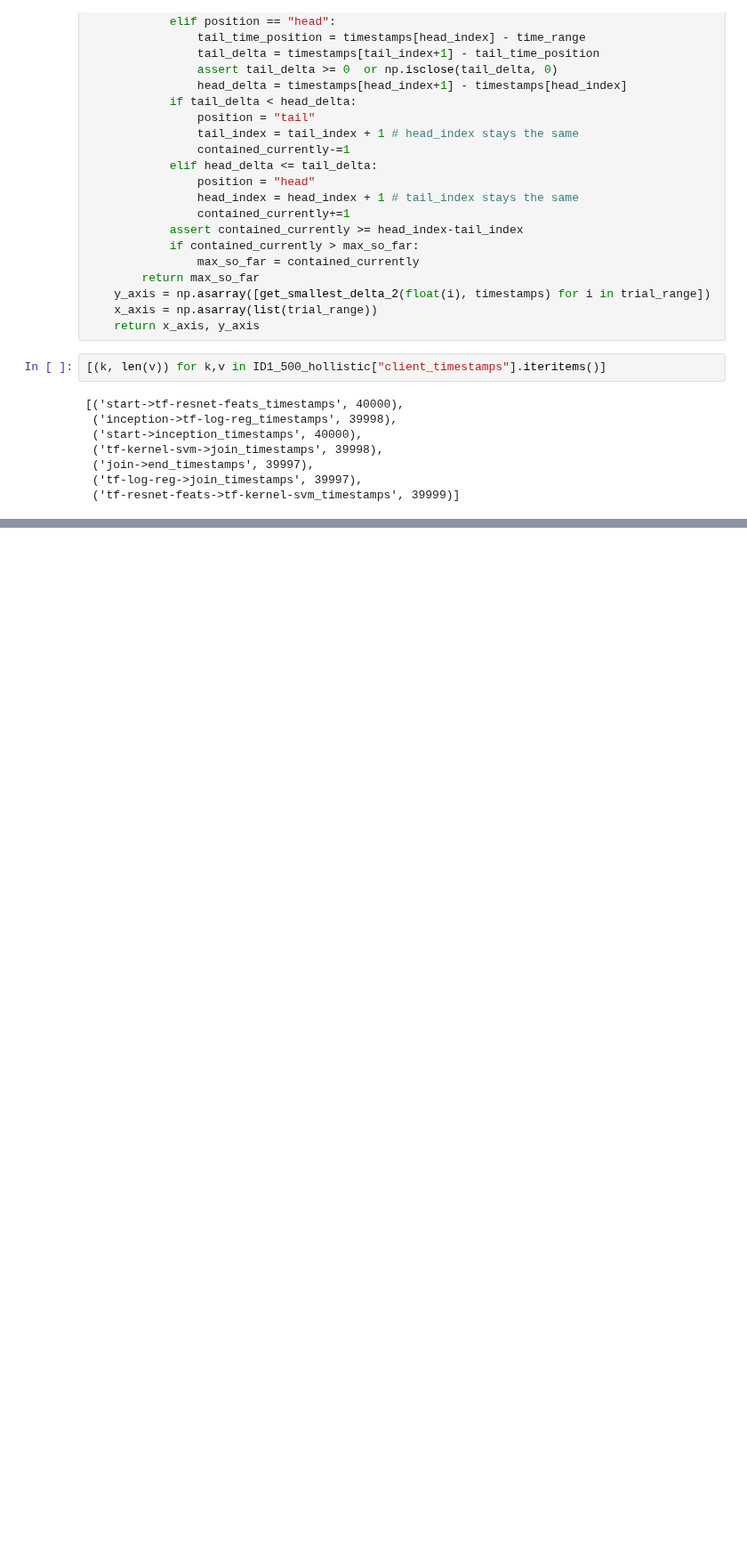
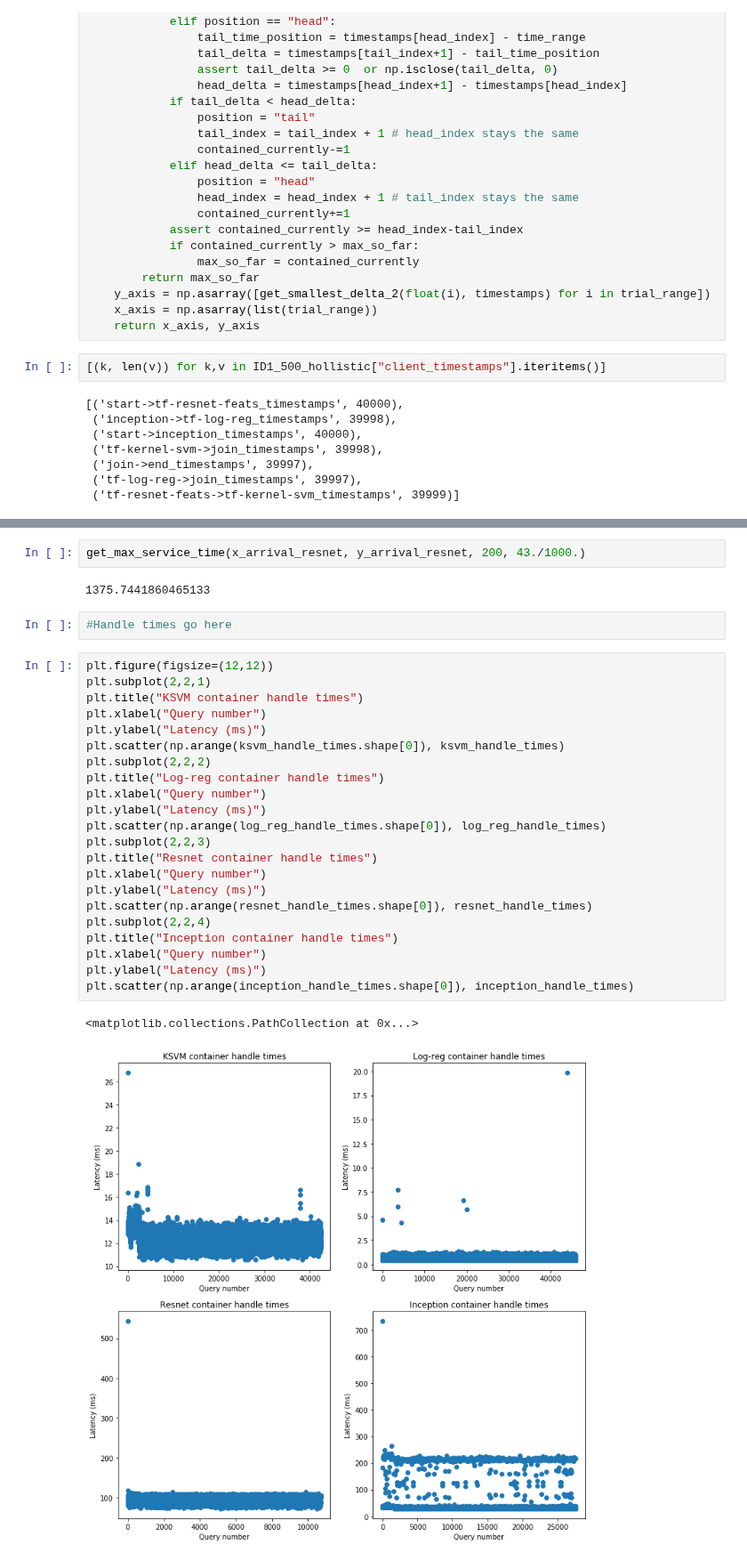
Before and after one commit to dcrankshaw/plots-model-comp-paper, a Jupyter notebook: plotting/e2e_distribution_plotting.ipynb, the cells around one changed output, grey strips where cells are left out. Shown at 89% size. Cells and saved outputs as stored; diff of their text form; blank space fills up the shorter version.

```diff
--- a/plotting/e2e_distribution_plotting.ipynb
+++ b/plotting/e2e_distribution_plotting.ipynb
@@ -465,0 +341,31 @@ plt.errorbar(np.arange(inception_handle_times.shape[0]), inception_handle_times[
+# %%
+get_max_service_time(x_arrival_resnet, y_arrival_resnet, 200, 43./1000.)
+# %% [output]
+1375.7441860465133
+# %%
+#Handle times go here
+# %%
+plt.figure(figsize=(12,12))
+plt.subplot(2,2,1)
+plt.title("KSVM container handle times")
+plt.xlabel("Query number")
+plt.ylabel("Latency (ms)")
+plt.scatter(np.arange(ksvm_handle_times.shape[0]), ksvm_handle_times)
+plt.subplot(2,2,2)
+plt.title("Log-reg container handle times")
+plt.xlabel("Query number")
+plt.ylabel("Latency (ms)")
+plt.scatter(np.arange(log_reg_handle_times.shape[0]), log_reg_handle_times)
+plt.subplot(2,2,3)
+plt.title("Resnet container handle times")
+plt.xlabel("Query number")
+plt.ylabel("Latency (ms)")
+plt.scatter(np.arange(resnet_handle_times.shape[0]), resnet_handle_times)
+plt.subplot(2,2,4)
+plt.title("Inception container handle times")
+plt.xlabel("Query number")
+plt.ylabel("Latency (ms)")
+plt.scatter(np.arange(inception_handle_times.shape[0]), inception_handle_times)
+# %% [output]
+<matplotlib.collections.PathCollection at 0x...>
+[figure, added]
```
Also changed, not shown: parts of 18 cells of this notebook.
